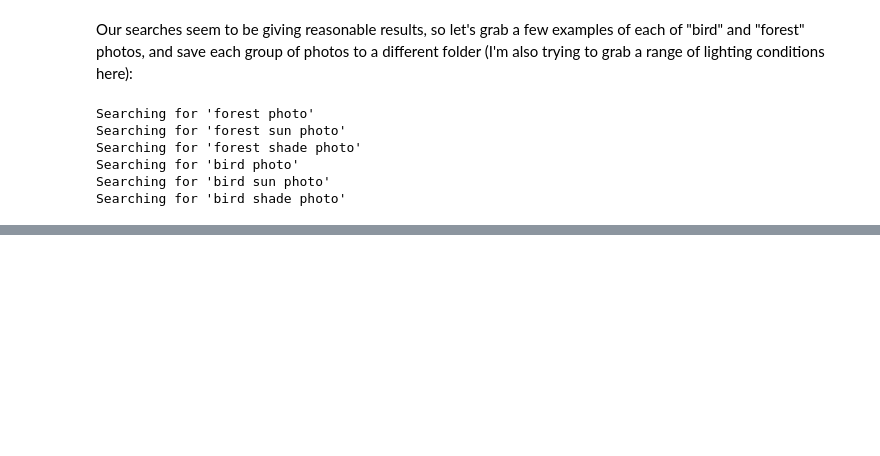
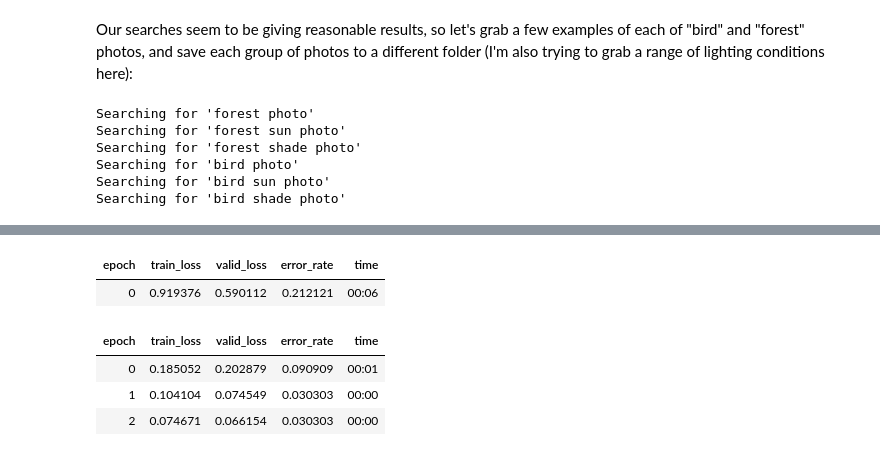
Before and after one commit to bkuhn25/practical_deep_learning, a Jupyter notebook: chapter_1/getting_started.ipynb, the cells around one changed output, grey strips where cells are left out. Drawn from its saved outputs; the diff is of its cells as text; code cells hidden in the pictures; blank space fills up the shorter version.

```diff
--- a/chapter_1/getting_started.ipynb
+++ b/chapter_1/getting_started.ipynb
@@ -73,0 +127,5 @@ Searching for 'bird shade photo'
+# %%
+from fastai.vision.all import vision_learner, resnet18, error_rate
+learn = vision_learner(dls, resnet18, metrics=error_rate)
+learn.fine_tune(3)
+# %% [output]
@@ -73,0 +133,6 @@ Searching for 'bird shade photo'
+| epoch | train_loss | valid_loss | error_rate | time |
+| 0 | 0.919376 | 0.590112 | 0.212121 | 00:06 |
+| epoch | train_loss | valid_loss | error_rate | time |
+| 0 | 0.185052 | 0.202879 | 0.090909 | 00:01 |
+| 1 | 0.104104 | 0.074549 | 0.030303 | 00:00 |
+| 2 | 0.074671 | 0.066154 | 0.030303 | 00:00 |
```
Also changed, not shown: parts of 9 cells of this notebook, 9 other files.
